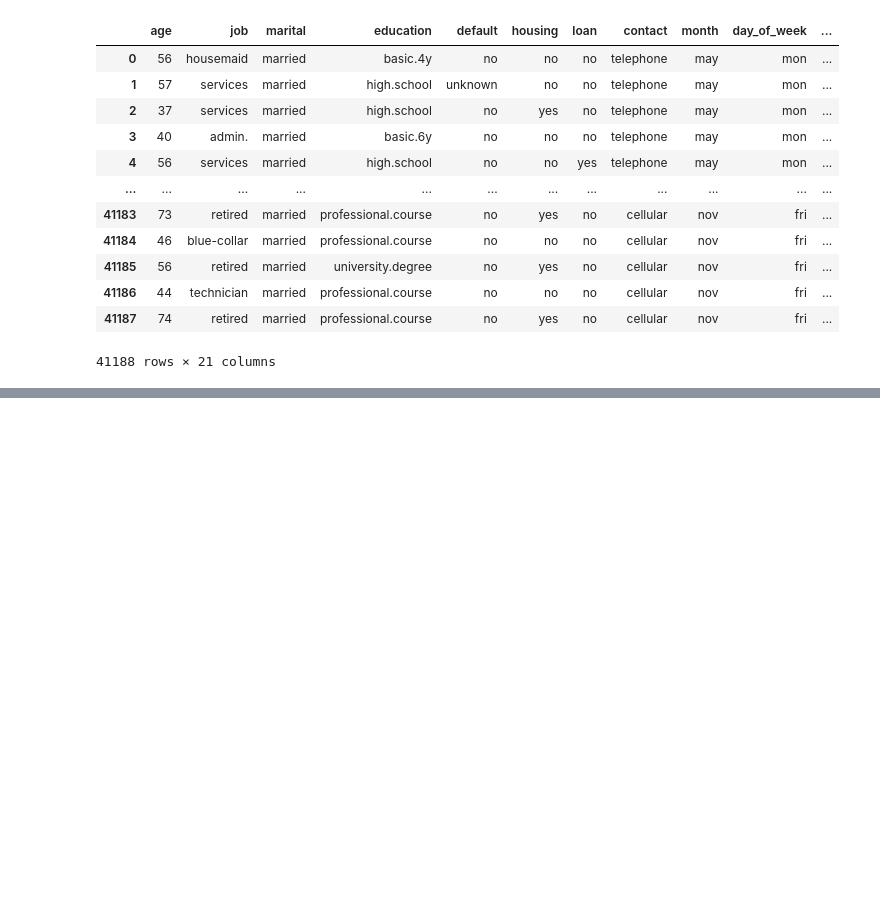
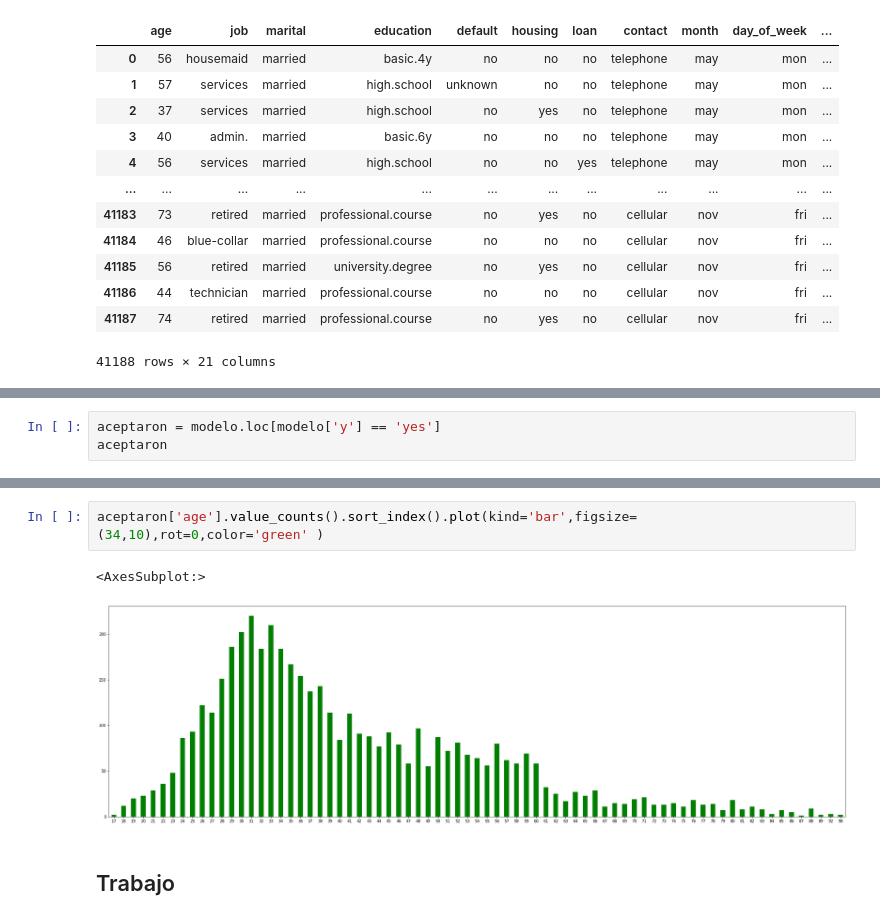
Before and after one commit to emanuelbrea/ia-tp1-marketing, a Jupyter notebook: notebooks/marketing.ipynb, the cells around one changed output, grey strips where cells are left out. Saved outputs shown, nothing was run; the diff lists cells and outputs as text; blank space fills up the shorter version.

```diff
--- a/notebooks/marketing.ipynb
+++ b/notebooks/marketing.ipynb
@@ -23,0 +82,3 @@ modelo
+# %%
+aceptaron = modelo.loc[modelo['y'] == 'yes']
+aceptaron
@@ -23,0 +212,7 @@ modelo
+# %%
+aceptaron['age'].value_counts().sort_index().plot(kind='bar',figsize=(34,10),rot=0,color='green' )
+# %% [output]
+<AxesSubplot:>
+[figure, added]
+# %% [markdown]
+## Trabajo
```
Also changed, not shown: parts of 96 cells of this notebook.
